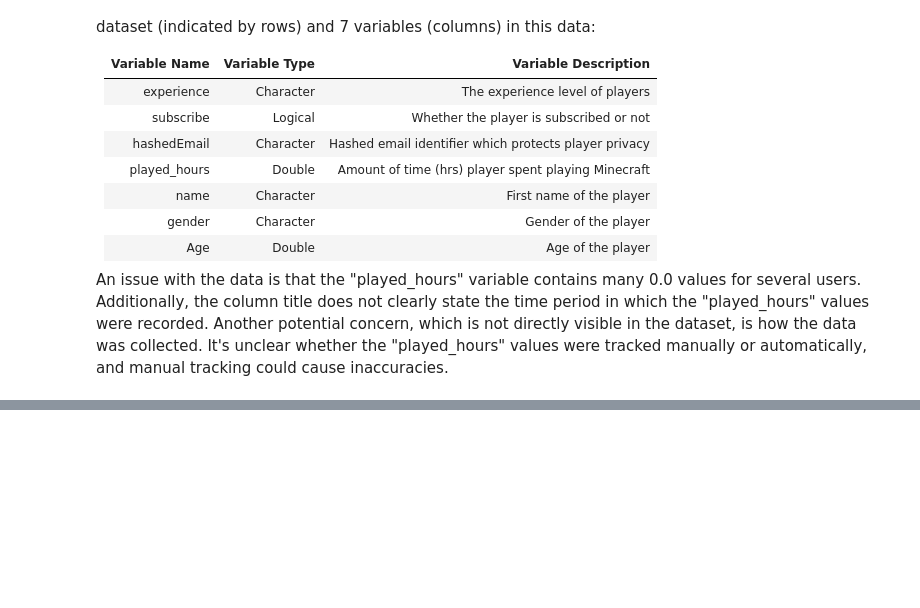
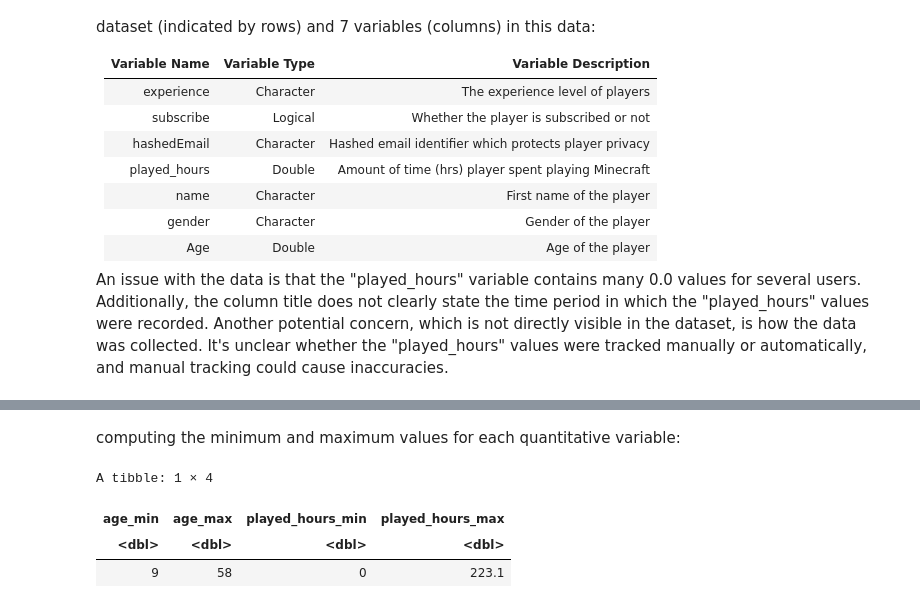
Before and after one commit to natlogan6/Dsci100-individual-, a Jupyter notebook: Individual.ipynb, the cells around one changed output, grey strips where cells are left out. Saved outputs shown, nothing was run; the diff lists cells and outputs as text; code cells hidden in the pictures; blank space fills up the shorter version.

```diff
--- a/Individual.ipynb
+++ b/Individual.ipynb
@@ -61,0 +60,14 @@ For data processing, the dataset will be split so that 75% is used for training
+# %% [markdown]
+computing the minimum and maximum values for each quantitative variable:
+# %%
+min_max_values <- players |>
+    summarize(age_min = min(Age, na.rm = TRUE),
+              age_max = max(Age, na.rm = TRUE),
+              played_hours_min = min(played_hours, na.rm = TRUE),
+              played_hours_max = max(played_hours, na.rm = TRUE))
+min_max_values
+# %% [output]
+A tibble: 1 × 4
+| age_min | age_max | played_hours_min | played_hours_max |
+| <dbl> | <dbl> | <dbl> | <dbl> |
+| 9 | 58 | 0 | 223.1 |
```
Also changed, not shown: parts of 7 cells of this notebook.
